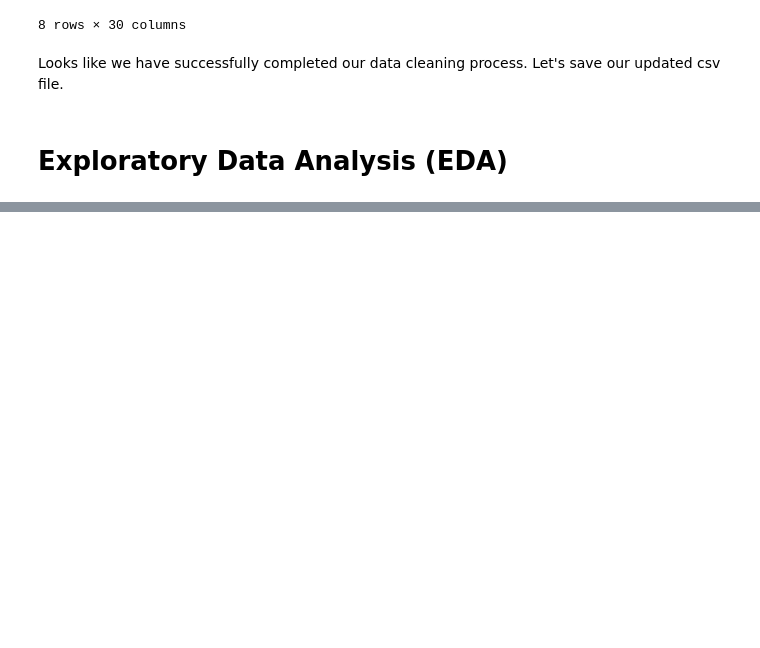
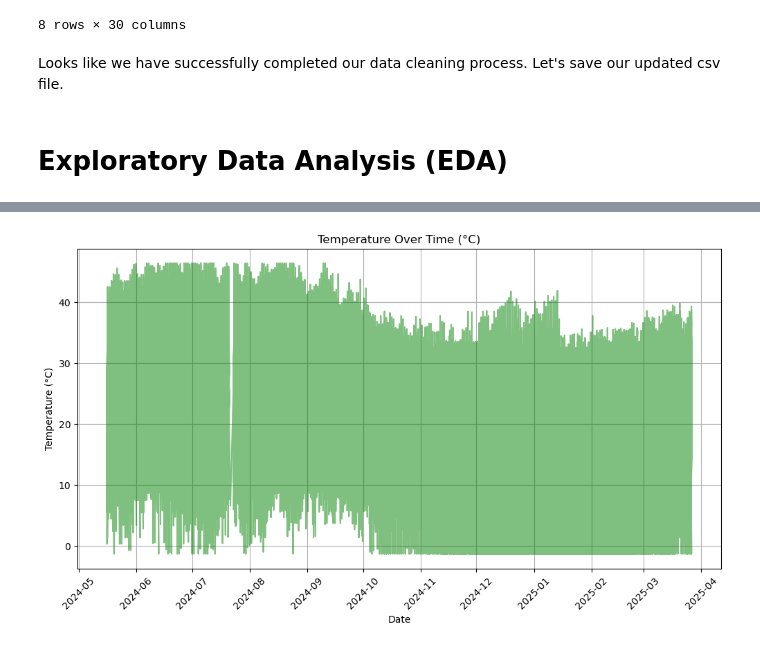
Before and after one commit to ShivamBhosale/PM-Accelerator, a Jupyter notebook: Global_Weather_Repository.ipynb, the cells around one changed output, grey strips where cells are left out. Saved outputs shown, nothing was run; the diff lists cells and outputs as text; code cells hidden in the pictures; blank space fills up the shorter version.

```diff
--- a/Global_Weather_Repository.ipynb
+++ b/Global_Weather_Repository.ipynb
@@ -124,0 +179,12 @@ df.to_csv('GlobalWeatherRepository_cleaned.csv', index=False)
+# %%
+#Temperature vs. Time
+plt.figure(figsize=(12, 6))
+plt.plot(df['last_updated'], df['temperature_celsius'], 'g-', alpha=0.5)
+plt.title('Temperature Over Time (°C)')
+plt.xlabel('Date')
+plt.ylabel('Temperature (°C)')
+plt.xticks(rotation=45)
+plt.grid(True)
+plt.show()
+# %% [output]
+[figure, added]
```
Also changed, not shown: parts of 11 cells of this notebook.
